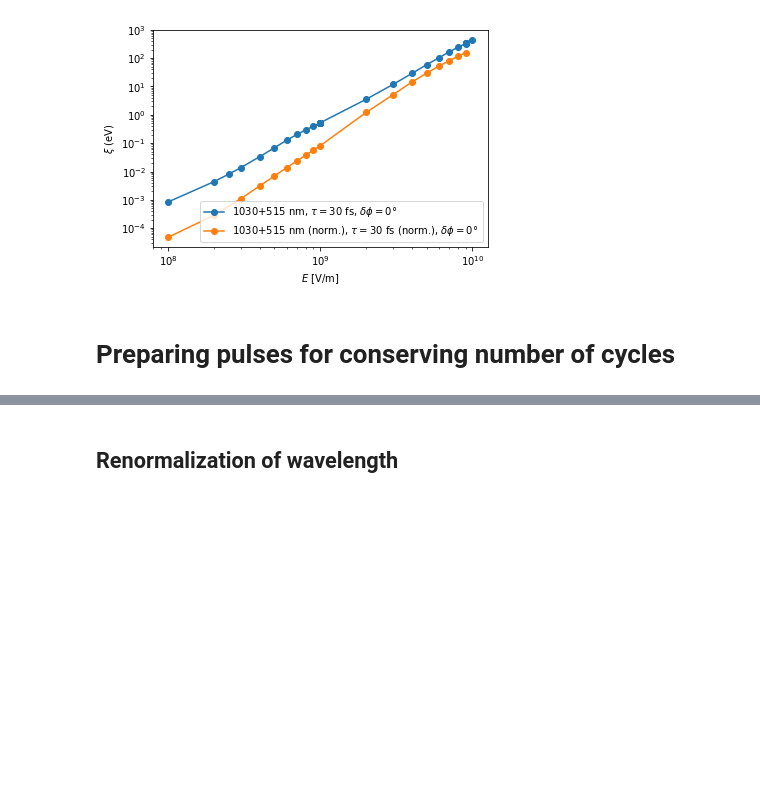
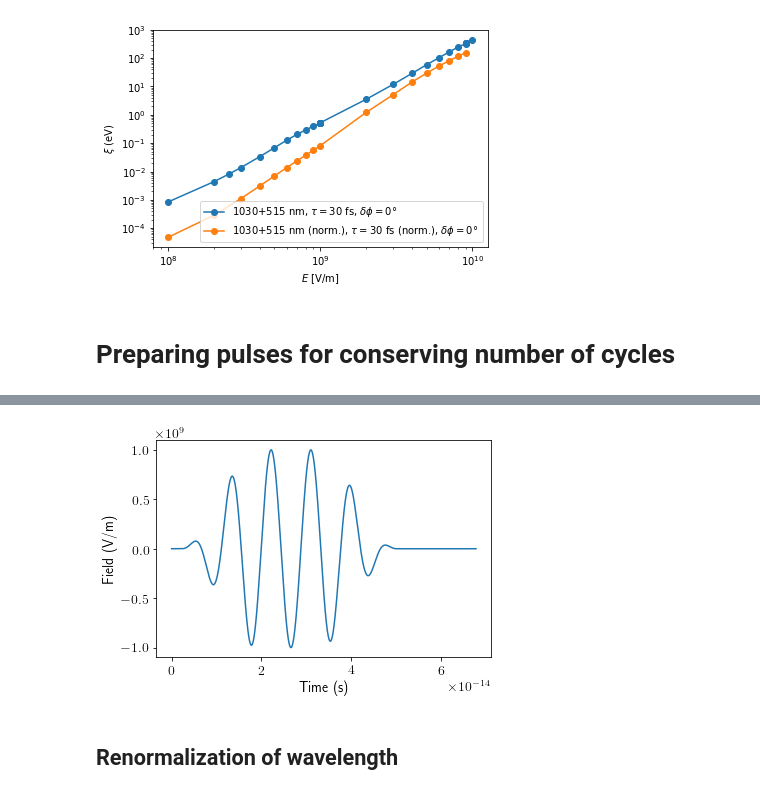
Before and after one commit to tjyderrien/octopus-quantumlap, a Jupyter notebook: Maths/Bicolor excitation rates with Pandas.ipynb, the cells around one changed output, grey strips where cells are left out. Drawn from its saved outputs; the diff is of its cells as text; code cells hidden in the pictures; blank space fills up the shorter version.

```diff
--- a/Maths/Bicolor excitation rates with Pandas.ipynb
+++ b/Maths/Bicolor excitation rates with Pandas.ipynb
@@ -364,3 +407,13 @@ plt.show()
+# %%
+plt.figure()
+plt.plot(t,np.real(Field))
+# plt.plot(Envelope[0]*timestep,Envelope[1])
+plt.xlabel("Time (s)")
+plt.ylabel("Field (V/m)")
+# plt.xlim([0,6*tau])
+plt.show()
+# %% [output]
+[figure, added]
 # %% [markdown]
 ## Renormalization of wavelength
 # %% [markdown]
```
Also changed, not shown: parts of 19 cells of this notebook, 1 other file.
